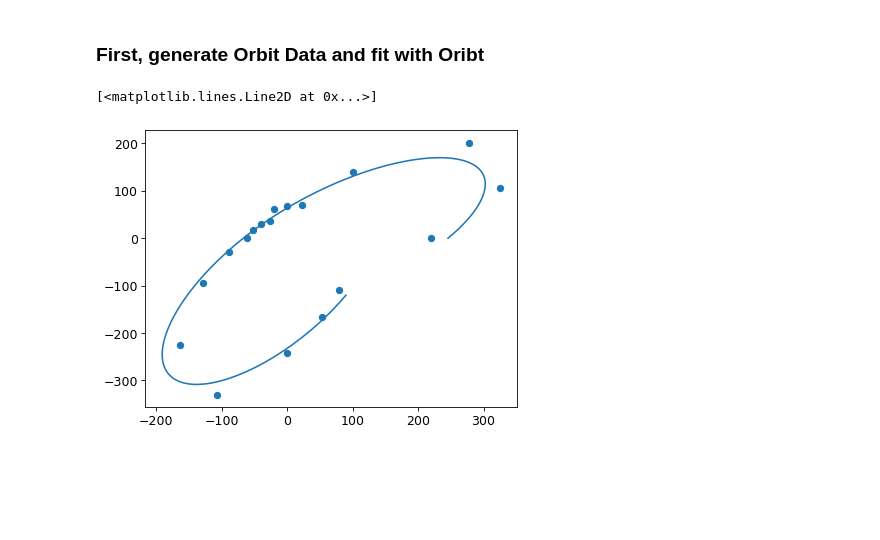
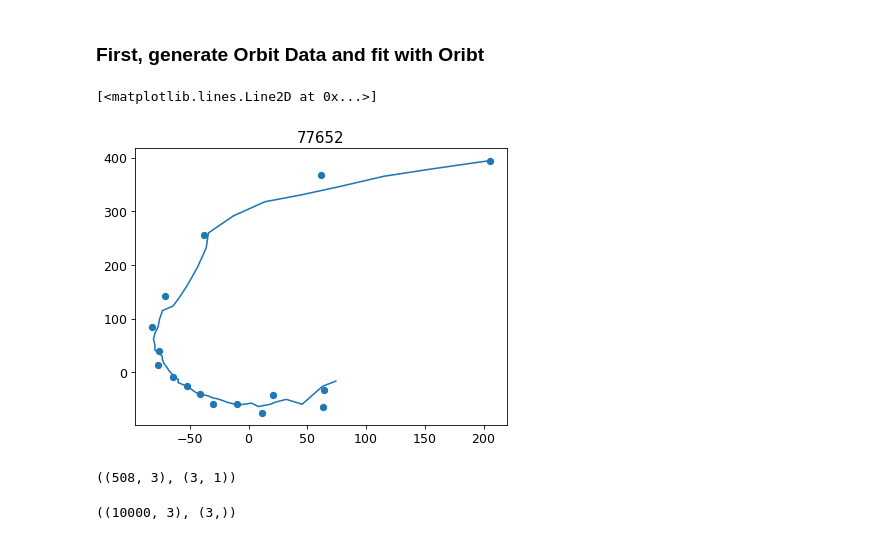
Before and after one commit to David-Chemaly/Stream_Modeling, a Jupyter notebook: play.ipynb, the cells around one changed output. Drawn from its saved outputs; the diff is of its cells as text; code cells hidden in the pictures; blank space fills up the shorter version.

Commit message:
orbit to orbit works

```diff
--- a/play.ipynb
+++ b/play.ipynb
@@ -15,17 +18,20 @@ from mock_data import *
 ### First, generate Orbit Data and fit with Oribt ###
 # %%
 q_true = 1
-ndim = 12
+ndim = 16
 seed = np.random.randint(0, 100000)
-track='orbit'
-dict_data, params_data, spline_data, theta_track_data = get_mock_data(q_true, ndim, track=track, seed=seed, sigma=10, n_ang=72, min_particle=3, max_dist=80)
+nlive = 1000
+data_type = 'stream'
+model_type='orbit'
+dict_data, params_data, spline_data, theta_track_data = get_mock_data(q_true, ndim, track=data_type, seed=seed, sigma=10, n_ang=72, min_particle=3, max_dist=80)
 
+plt.title(seed)
 plt.scatter(dict_data['x'], dict_data['y'])
 
 r_track_data = spline_data(theta_track_data)
 x_track_data = r_track_data * np.cos(theta_track_data)
 y_track_data = r_track_data * np.sin(theta_track_data)
 plt.plot(x_track_data, y_track_data)
 # %% [output]
 [<matplotlib.lines.Line2D at 0x...>]
-[figure, old version]
+[figure, new version]
@@ -33,0 +40,8 @@ orbit_log_likelihood_ndim12(params, dict_data)
+# %%
+a.shape, b.shape
+# %% [output]
+((508, 3), (3, 1))
+# %%
+xyz_stream.shape, _.shape
+# %% [output]
+((10000, 3), (3,))
```
Also changed, not shown: parts of 8 cells of this notebook, 4 other files.
